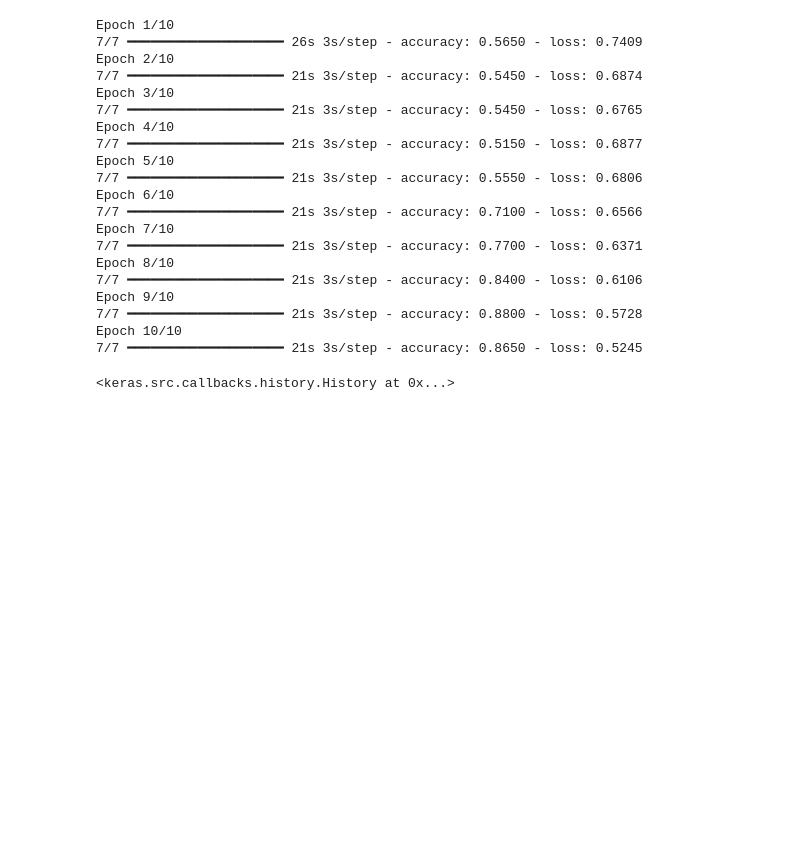
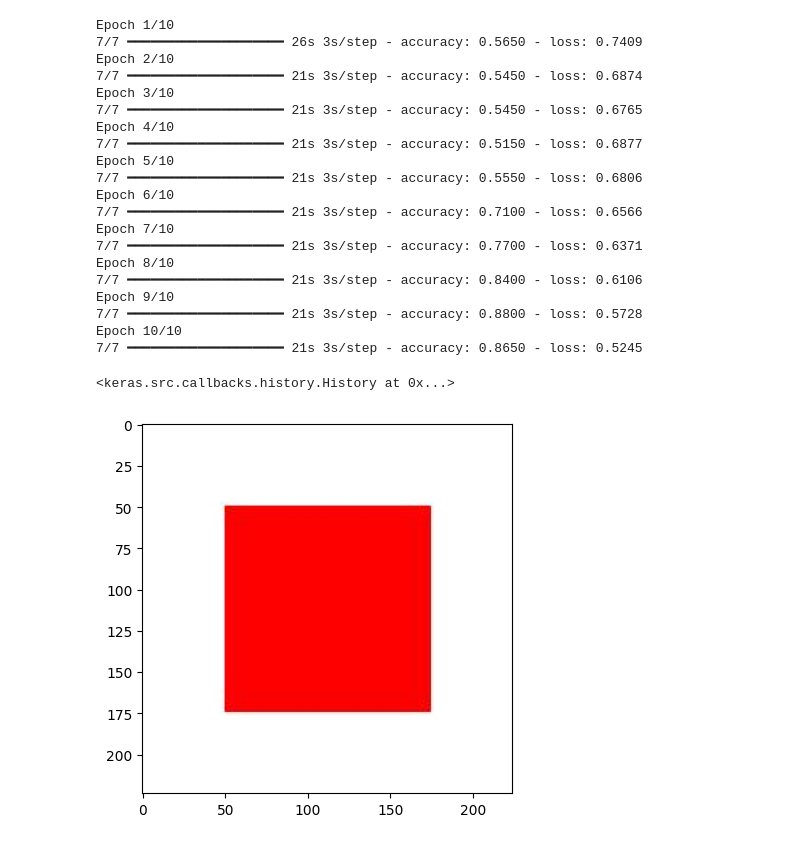
Before and after one commit to Rohit-03-19/DATA-SCIENCE, a Jupyter notebook: Learnings/DL - NN/practice1.ipynb, the cells around one changed output. Cells and saved outputs as stored; diff of their text form; code cells hidden in the pictures; blank space fills up the shorter version.

```diff
--- a/Learnings/DL - NN/practice1.ipynb
+++ b/Learnings/DL - NN/practice1.ipynb
@@ -104,3 +104,17 @@ Epoch 9/10
 Epoch 10/10
 7/7 ━━━━━━━━━━━━━━━━━━━━ 21s 3s/step - accuracy: 0.8650 - loss: 0.5245
 <keras.src.callbacks.history.History at 0x...>
+# %%
+import tensorflow as tf
+from tensorflow.keras.preprocessing.image import ImageDataGenerator, img_to_array, load_img
+
+#load and process the image
+img = load_img('sample.jpg', target_size =(224, 224))
+img_array = img_to_array(img)
+img_array = tf.expand_dims(img_array, 0)
+# %%
+import matplotlib.pyplot as plt
+plt.imshow(img)
+plt.show()
+# %% [output]
+[figure, added]
```
Also changed, not shown: parts of 1 cell of this notebook.
